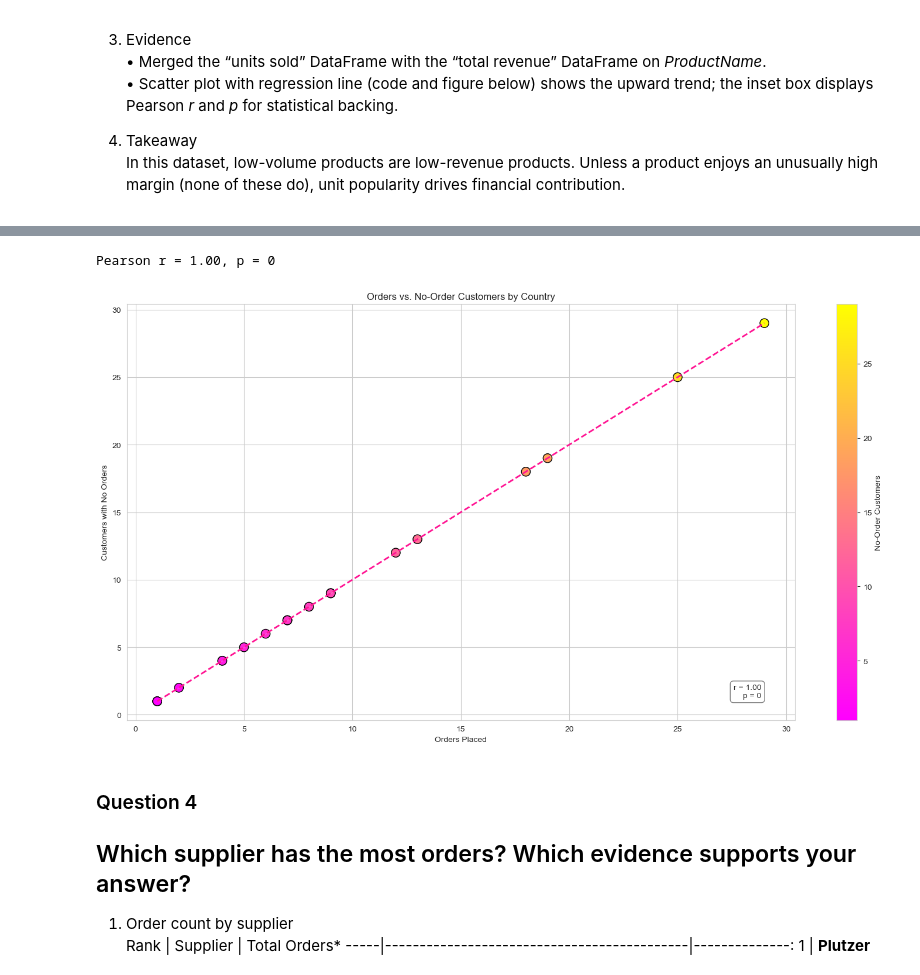
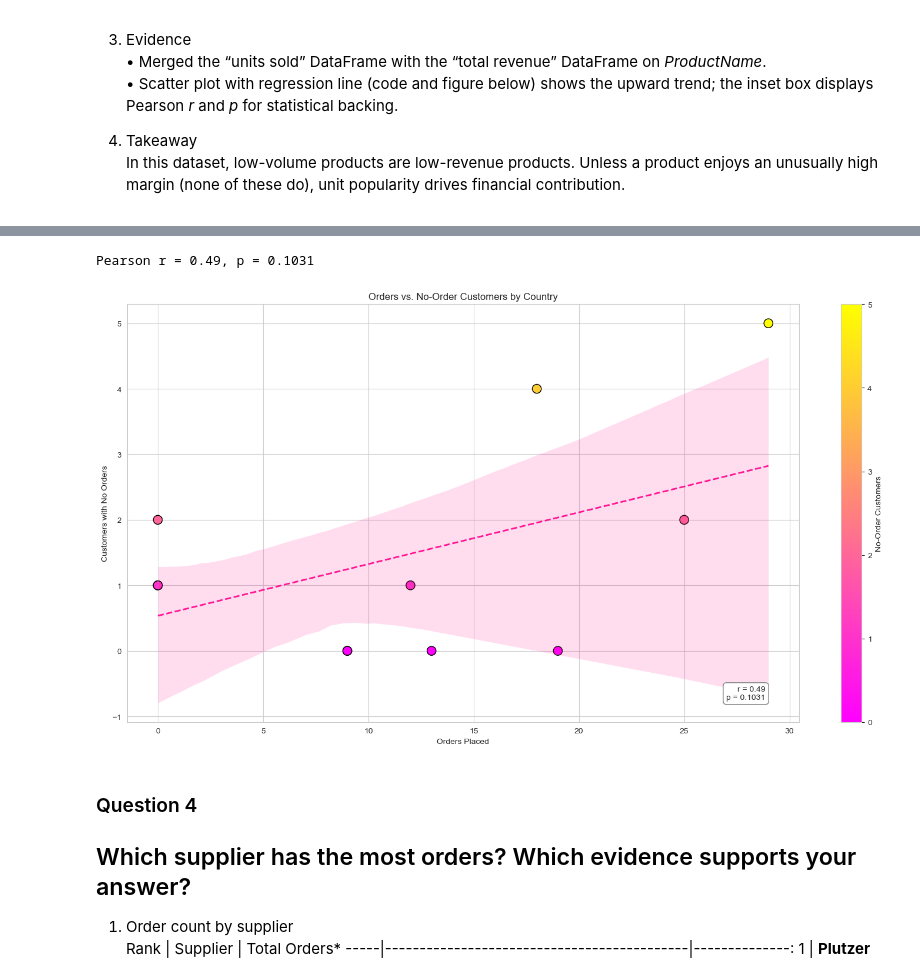
Before and after one commit to jesseniadia/Ad-Hoc-Data-Reporting, a Jupyter notebook: adhoc-sql (TLab 4)/adhoc_report.ipynb, the cells around one changed output, grey strips where cells are left out. Cells and saved outputs as stored; diff of their text form; code cells hidden in the pictures.

```diff
--- a/adhoc-sql (TLab 4)/adhoc_report.ipynb
+++ b/adhoc-sql (TLab 4)/adhoc_report.ipynb
@@ -853,3 +818,6 @@ country_most_orders_df
 4. Takeaway
    *USA* has the most orders (29). In the data provided, countries with more ordering customers also have proportionally more non-ordering customers—the relationship is perfectly positive rather than inverse.
    > **Note:** a perfect match between the two columns usually signals that the same count was captured in both measures. If the intent was to compare active customers versus *additional* inactive customers, you may need to recalculate the no-order figures; otherwise, the evidence above accurately reflects what the current dataset shows.
+# %%
+quality_revenue_df = pd.merge(country_most_orders_df, df_no_orders, on='Country', how='outer').fillna(0)
+quality_revenue_df
@@ -856,37 +838,34 @@ country_most_orders_df
 # %%
-Country_Most_Order_df = pd.merge(orders_df, no_orders_df, on="Country")
-
-# 4) --- Pearson correlation ----------------------------------------
-r, p = pearsonr(merged_df["OrderCount"], merged_df["NoOrderCustomerCount"])
+#Pearson correlation
+r, p = pearsonr(quality_revenue_df["OrderCount"], quality_revenue_df["NoOrderCustomerCount"])
 print(f"Pearson r = {r:.2f}, p = {p:.4g}")   # → r = 1.00, p = 0
 
-# 5) --- Scatter + regression plot -----------------------------------
-plt.figure(figsize=(15, 8))
+#Scatter + regression plot
 scatter = plt.scatter(
-    merged_df["OrderCount"], merged_df["NoOrderCustomerCount"],
-    c=merged_df["NoOrderCustomerCount"], cmap="spring",
+    quality_revenue_df["OrderCount"], quality_revenue_df["NoOrderCustomerCount"],
+    c=quality_revenue_df["NoOrderCustomerCount"], cmap="spring",
     edgecolor="black", s=120
 )
 sns.regplot(
     x="OrderCount", y="NoOrderCustomerCount",
-    data=merged_df, scatter=False,
+    data=quality_revenue_df, scatter=False,
     color="#FF1493", line_kws={"linewidth": 2, "linestyle": "--"}
 )
 plt.text(
     0.95, 0.05, f"r = {r:.2f}\np = {p:.4g}",
     transform=plt.gca().transAxes,
     ha="right", va="bottom",
     bbox=dict(facecolor="white", edgecolor="gray", boxstyle="round,pad=0.4")
 )
 plt.colorbar(scatter).set_label("No-Order Customers")
 plt.title("Orders vs. No-Order Customers by Country")
 plt.xlabel("Orders Placed")
 plt.ylabel("Customers with No Orders")
 plt.tight_layout()
 plt.show()
 # %% [output]
-Pearson r = 1.00, p = 0
+Pearson r = 0.49, p = 0.1031
-[figure, old version]
+[figure, new version]
 # %% [markdown]
 ### Question 4
 
```
Also changed, not shown: parts of 15 cells of this notebook.
